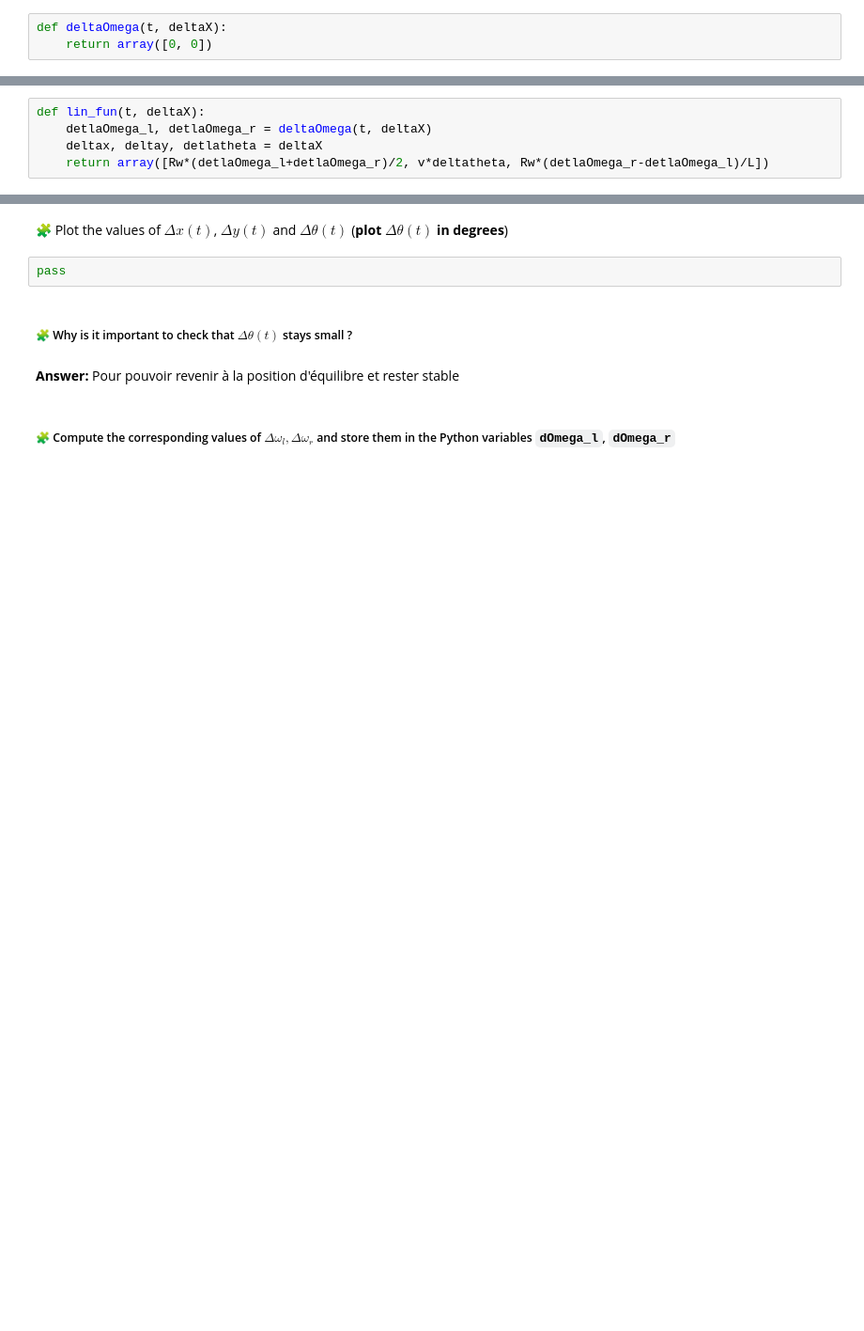
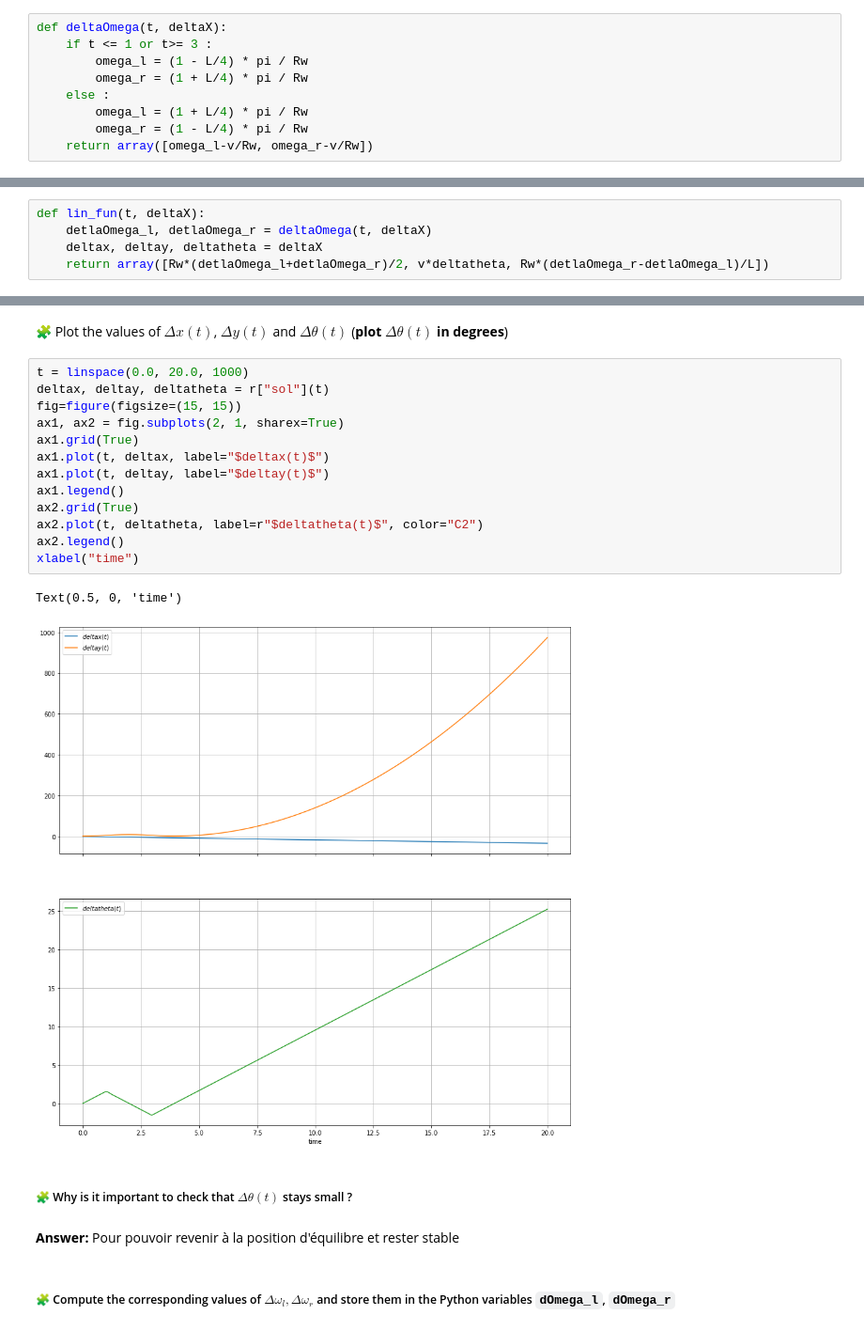
Before and after one commit to HibaNRJ/control-engineering-with-python-project-2022-2023, a Jupyter notebook: Project-2 .ipynb, the cells around one changed output, grey strips where cells are left out. Shown at 94% size. Cells and saved outputs as stored; diff of their text form; blank space fills up the shorter version.

```diff
--- a/Project-2 .ipynb
+++ b/Project-2 .ipynb
@@ -643,15 +643,21 @@ A = array([[0, 0, 0],[0, 0, v],[0, 0, 0]])
 B = array([[Rw/2, Rw/2],[0,0],[-Rw/L, Rw/L]])
 # %% [markdown]
 The linear model has to be fed with some $\Delta\omega$ input. Like for the nonlinear system, we define a function $\Delta\omega(t,\Delta_X)$ that computes the input of the linearized system. For example, if we do not want any correction to the reference input, we set:
-# %%
-def deltaOmega(t, deltaX):
-    return array([0, 0])
+# %%
+def deltaOmega(t, deltaX):
+    if t <= 1 or t>= 3 :
+        omega_l = (1 - L/4) * pi / Rw
+        omega_r = (1 + L/4) * pi / Rw
+    else :
+        omega_l = (1 + L/4) * pi / Rw
+        omega_r = (1 - L/4) * pi / Rw
+    return array([omega_l-v/Rw, omega_r-v/Rw])
 # %% [markdown]
 ##### 🧩 Using this function `deltaOmega`, define a function `lin_fun` that computes $d{\Delta X}/dt$ given the arguments `t` and `deltaX`$.
 # %%
 def lin_fun(t, deltaX):
     detlaOmega_l, detlaOmega_r = deltaOmega(t, deltaX)
-    deltax, deltay, detlatheta = deltaX
+    deltax, deltay, deltatheta = deltaX
     return array([Rw*(detlaOmega_l+detlaOmega_r)/2, v*deltatheta, Rw*(detlaOmega_r-detlaOmega_l)/L])
 # %% [markdown]
 ### Controller Design on the linearized system
@@ -694,7 +698,21 @@ NameError: name 'deltatheta' is not defined
 # %% [markdown]
 🧩 Plot the values of $\Delta x(t)$, $\Delta y(t)$ and $\Delta\theta(t)$ (**plot $\Delta\theta(t)$ in degrees**)
-# %%
-pass
+# %%
+t = linspace(0.0, 20.0, 1000)
+deltax, deltay, deltatheta = r["sol"](t)
+fig=figure(figsize=(15, 15))
+ax1, ax2 = fig.subplots(2, 1, sharex=True)
+ax1.grid(True)
+ax1.plot(t, deltax, label="$deltax(t)$")
+ax1.plot(t, deltay, label="$deltay(t)$")
+ax1.legend()
+ax2.grid(True)
+ax2.plot(t, deltatheta, label=r"$deltatheta(t)$", color="C2")
+ax2.legend()
+xlabel("time")
+# %% [output]
+Text(0.5, 0, 'time')
+[figure, added]
 # %% [markdown]
 ##### 🧩 Why is it important to check that $\Delta\theta(t)$ stays small ?
 # %% [markdown]
```
Also changed, not shown: parts of 3 cells of this notebook.
